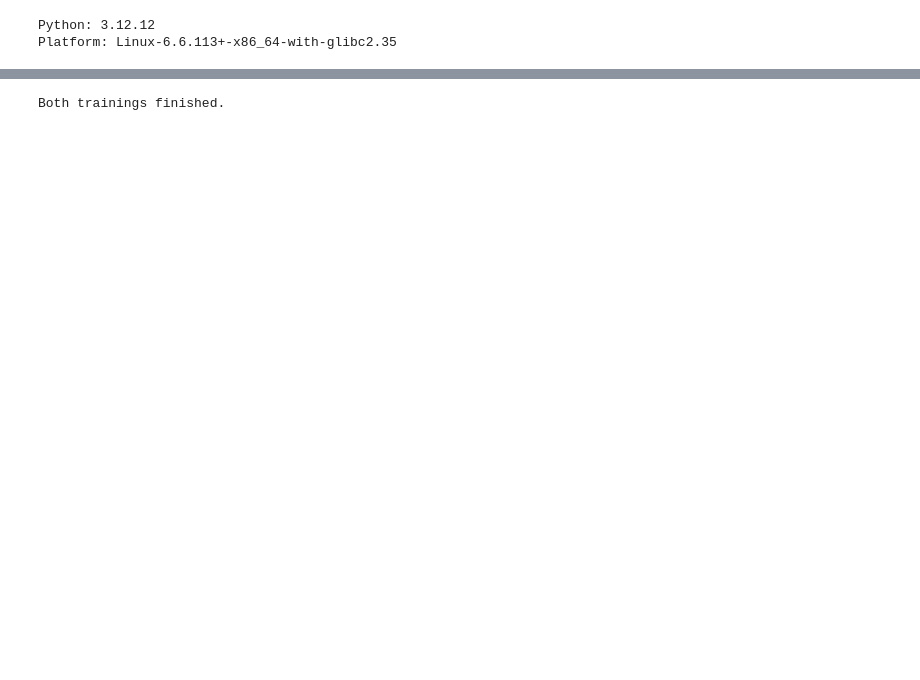
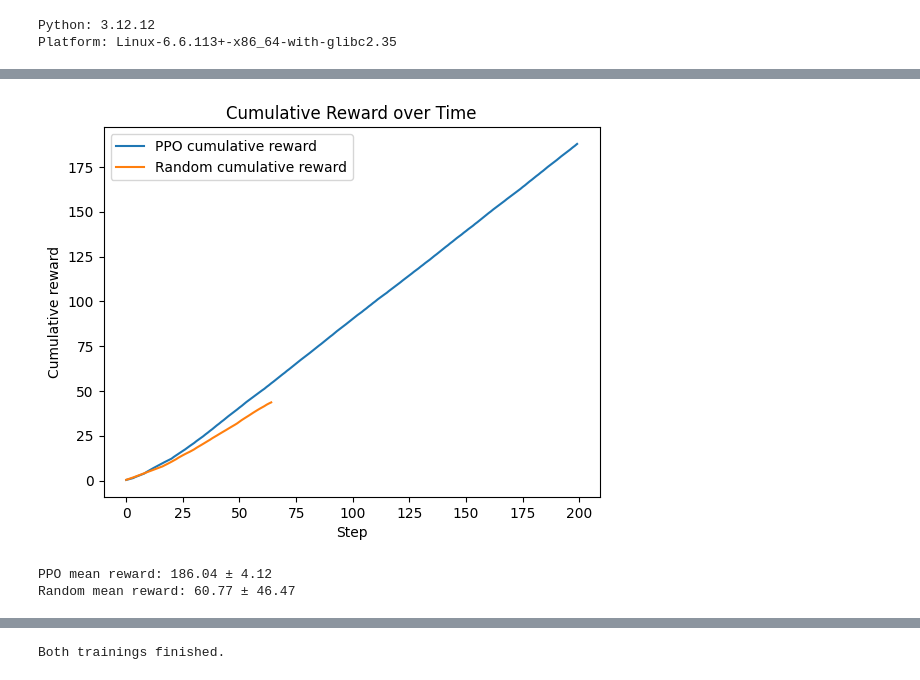
Before and after one commit to HarshithaGM01/customRLEnv, a Jupyter notebook: CustomRLEnv.ipynb, the cells around one changed output, grey strips where cells are left out. Drawn from its saved outputs; the diff is of its cells as text; code cells hidden in the pictures; blank space fills up the shorter version.

```diff
--- a/CustomRLEnv.ipynb
+++ b/CustomRLEnv.ipynb
@@ -409,0 +449,24 @@ plt.show()
+# %%
+# Optional Step 4 — Cumulative reward curve (PPO vs Random)
+
+def cumulative(x):
+    out = []
+    s = 0.0
+    for v in x:
+        s += float(v)
+        out.append(s)
+    return out
+
+ppo_cum = cumulative(ppo_r)
+rnd_cum = cumulative(rnd_r)
+
+plt.figure()
+plt.plot(ppo_cum, label="PPO cumulative reward")
+plt.plot(rnd_cum, label="Random cumulative reward")
+plt.title("Cumulative Reward over Time")
+plt.xlabel("Step")
+plt.ylabel("Cumulative reward")
+plt.legend()
+plt.show()
+# %% [output]
+[figure, added]
@@ -409,0 +494,18 @@ plt.show()
+# %%
+ppo_mean, ppo_std, ppo_rewards = evaluate_multiple(
+    {"max_steps": 200, "seed": 123},
+    model,
+    n_episodes=10
+)
+
+rnd_mean, rnd_std, rnd_rewards = evaluate_multiple(
+    {"max_steps": 200, "seed": 123},
+    None,
+    n_episodes=10
+)
+
+print(f"PPO mean reward: {ppo_mean:.2f} ± {ppo_std:.2f}")
+print(f"Random mean reward: {rnd_mean:.2f} ± {rnd_std:.2f}")
+# %% [output]
+PPO mean reward: 186.04 ± 4.12
+Random mean reward: 60.77 ± 46.47
```
Also changed, not shown: parts of 26 cells of this notebook.
